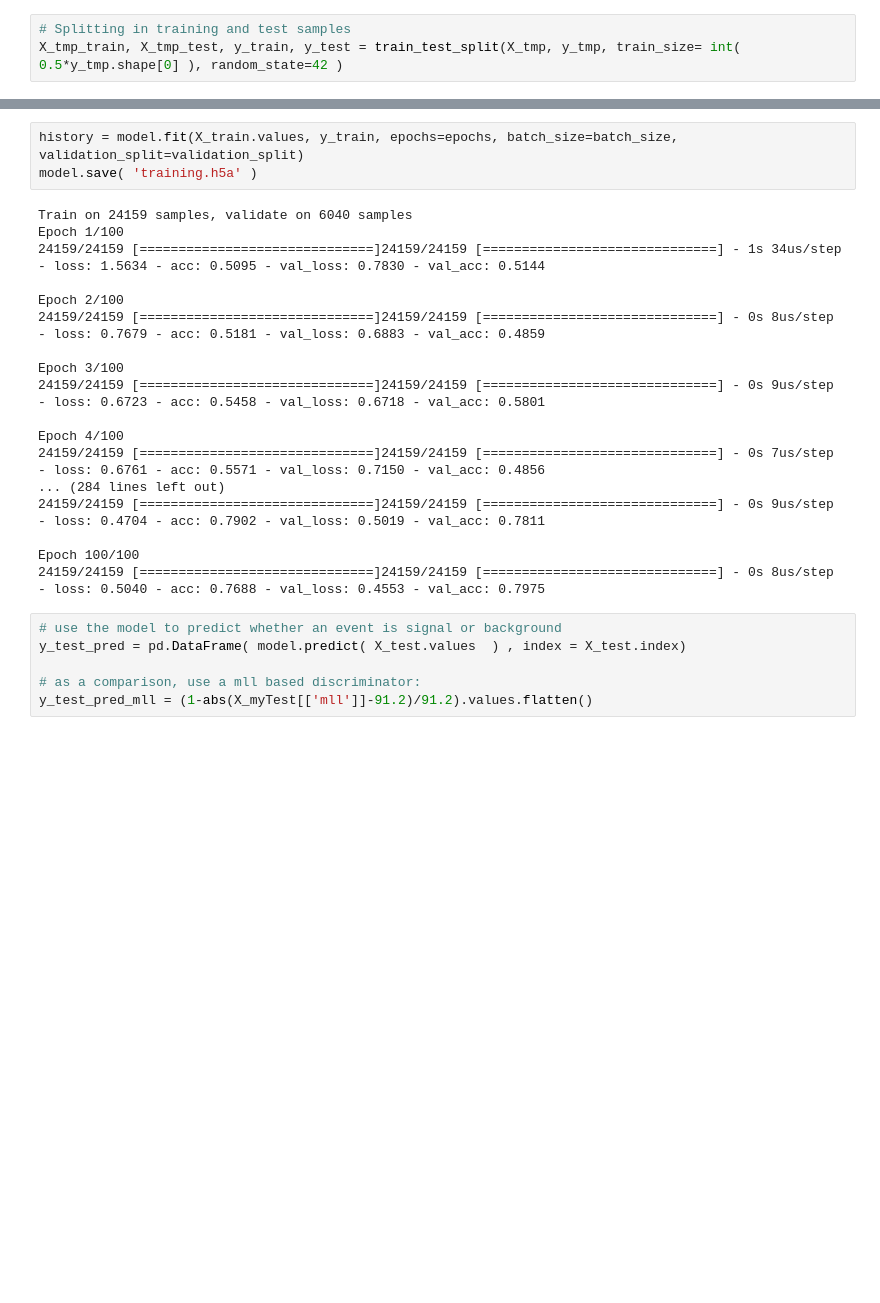
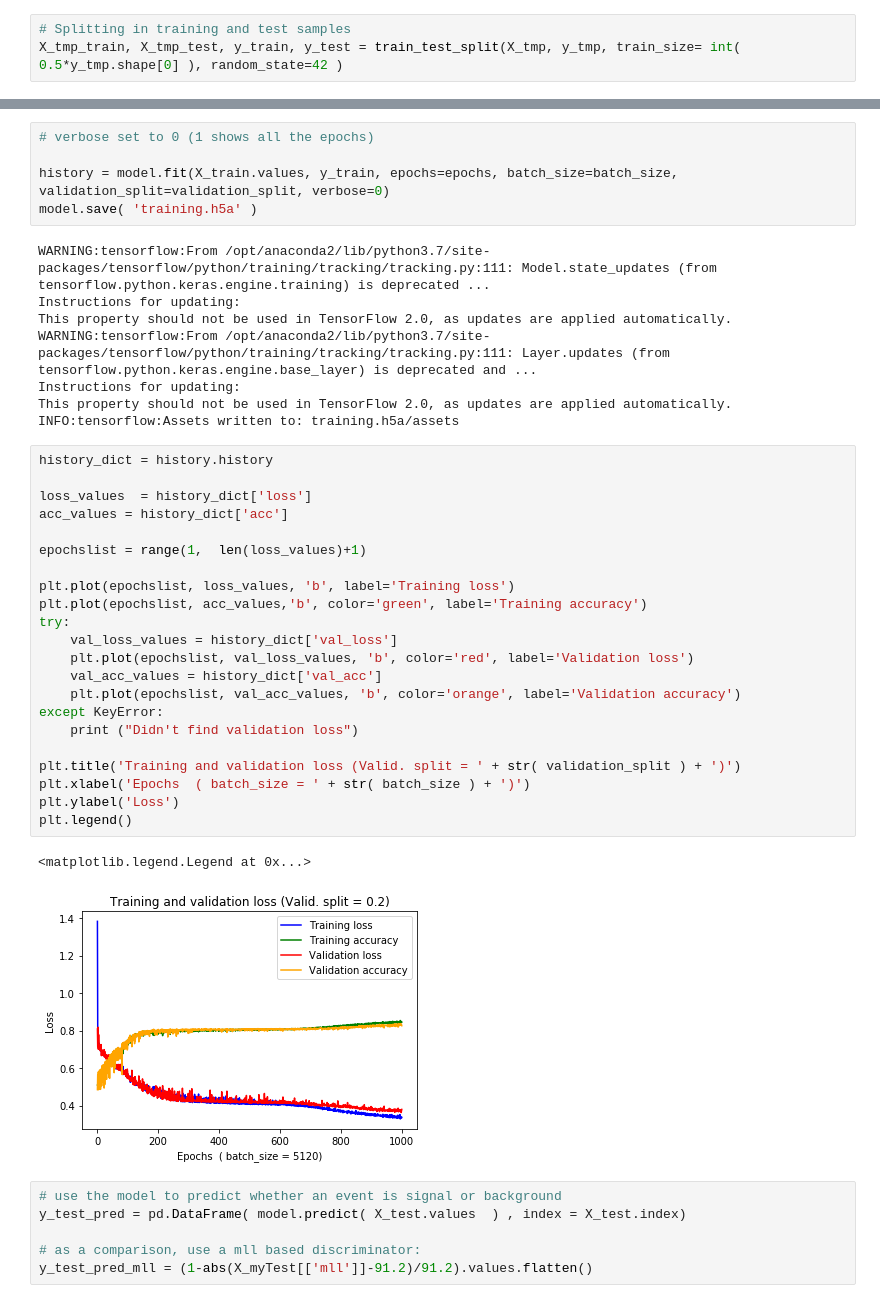
Before and after one commit to zxmei1/tW_scattering, a Jupyter notebook: ML/simple_classifier.ipynb, the cells around one changed output, grey strips where cells are left out. Drawn from its saved outputs; the diff is of its cells as text; blank space fills up the shorter version.

```diff
--- a/ML/simple_classifier.ipynb
+++ b/ML/simple_classifier.ipynb
@@ -151,24 +187,41 @@ model.compile( loss='binary_crossentropy', optimizer='rmsprop', metrics=['acc'])
 # %%
-history = model.fit(X_train.values, y_train, epochs=epochs, batch_size=batch_size, validation_split=validation_split)
+# verbose set to 0 (1 shows all the epochs)
+
+history = model.fit(X_train.values, y_train, epochs=epochs, batch_size=batch_size, validation_split=validation_split, verbose=0)
 model.save( 'training.h5a' )
 # %% [output]
-Train on 24159 samples, validate on 6040 samples
-Epoch 1/100
-24159/24159 [==============================]24159/24159 [==============================] - 1s 34us/step - loss: 1.5634 - acc: 0.5095 - val_loss: 0.7830 - val_acc: 0.5144
-
-Epoch 2/100
-24159/24159 [==============================]24159/24159 [==============================] - 0s 8us/step - loss: 0.7679 - acc: 0.5181 - val_loss: 0.6883 - val_acc: 0.4859
-
-Epoch 3/100
-24159/24159 [==============================]24159/24159 [==============================] - 0s 9us/step - loss: 0.6723 - acc: 0.5458 - val_loss: 0.6718 - val_acc: 0.5801
-
-Epoch 4/100
-24159/24159 [==============================]24159/24159 [==============================] - 0s 7us/step - loss: 0.6761 - acc: 0.5571 - val_loss: 0.7150 - val_acc: 0.4856
-... (284 lines left out)
-24159/24159 [==============================]24159/24159 [==============================] - 0s 9us/step - loss: 0.4704 - acc: 0.7902 - val_loss: 0.5019 - val_acc: 0.7811
-
-Epoch 100/100
-24159/24159 [==============================]24159/24159 [==============================] - 0s 8us/step - loss: 0.5040 - acc: 0.7688 - val_loss: 0.4553 - val_acc: 0.7975
+WARNING:tensorflow:From /opt/anaconda2/lib/python3.7/site-packages/tensorflow/python/training/tracking/tracking.py:111: Model.state_updates (from tensorflow.python.keras.engine.training) is deprecated ...
+Instructions for updating:
+This property should not be used in TensorFlow 2.0, as updates are applied automatically.
+WARNING:tensorflow:From /opt/anaconda2/lib/python3.7/site-packages/tensorflow/python/training/tracking/tracking.py:111: Layer.updates (from tensorflow.python.keras.engine.base_layer) is deprecated and ...
+Instructions for updating:
+This property should not be used in TensorFlow 2.0, as updates are applied automatically.
+INFO:tensorflow:Assets written to: training.h5a/assets
+# %%
+history_dict = history.history
+
+loss_values  = history_dict['loss']
+acc_values = history_dict['acc']
+
+epochslist = range(1,  len(loss_values)+1)
+
+plt.plot(epochslist, loss_values, 'b', label='Training loss')
+plt.plot(epochslist, acc_values,'b', color='green', label='Training accuracy')
+try:
+    val_loss_values = history_dict['val_loss']
+    plt.plot(epochslist, val_loss_values, 'b', color='red', label='Validation loss')
+    val_acc_values = history_dict['val_acc']
+    plt.plot(epochslist, val_acc_values, 'b', color='orange', label='Validation accuracy')
+except KeyError:
+    print ("Didn't find validation loss")
+
+plt.title('Training and validation loss (Valid. split = ' + str( validation_split ) + ')')
+plt.xlabel('Epochs  ( batch_size = ' + str( batch_size ) + ')')
+plt.ylabel('Loss')
+plt.legend()
+# %% [output]
+<matplotlib.legend.Legend at 0x...>
+[figure, added]
 # %%
 # use the model to predict whether an event is signal or background
 y_test_pred = pd.DataFrame( model.predict( X_test.values  ) , index = X_test.index)
```
Also changed, not shown: parts of 16 cells of this notebook, 1 other file.
